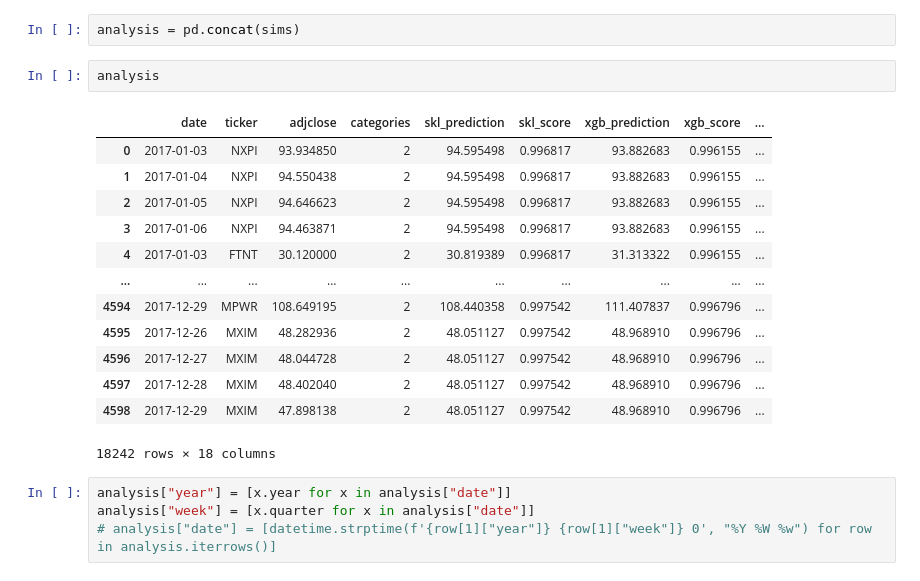
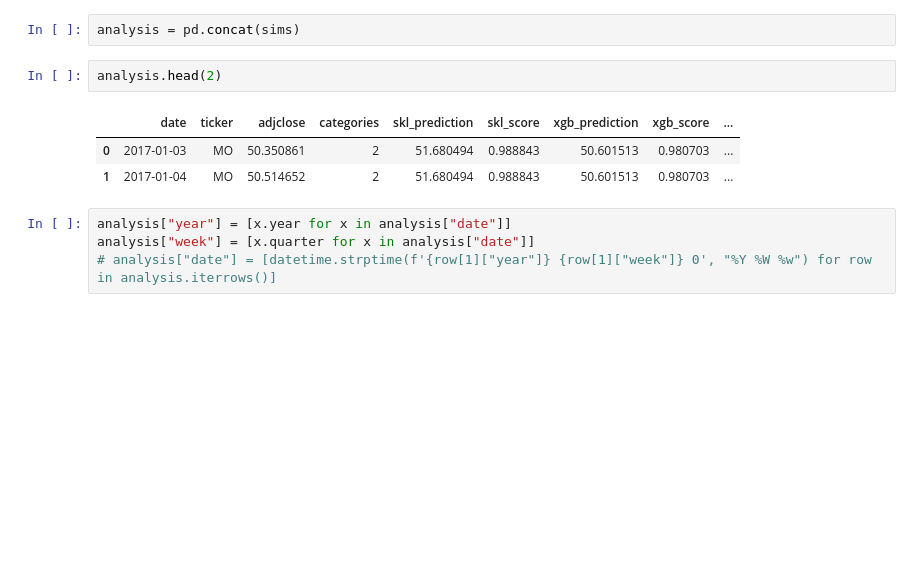
Before and after one commit to chung-ejy/longshot, a Jupyter notebook: competition_testing.ipynb, the cells around one changed output. Cells and saved outputs as stored; diff of their text form; blank space fills up the shorter version.

```diff
--- a/competition_testing.ipynb
+++ b/competition_testing.ipynb
@@ -207,21 +100,11 @@ models
 # %%
 analysis = pd.concat(sims)
 # %%
-analysis
+analysis.head(2)
 # %% [output]
 |  | date | ticker | adjclose | categories | skl_prediction | skl_score | xgb_prediction | xgb_score | ... |
-| 0 | 2017-01-03 | NXPI | 93.934850 | 2 | 94.595498 | 0.996817 | 93.882683 | 0.996155 | ... |
-| 1 | 2017-01-04 | NXPI | 94.550438 | 2 | 94.595498 | 0.996817 | 93.882683 | 0.996155 | ... |
-| 2 | 2017-01-05 | NXPI | 94.646623 | 2 | 94.595498 | 0.996817 | 93.882683 | 0.996155 | ... |
-| 3 | 2017-01-06 | NXPI | 94.463871 | 2 | 94.595498 | 0.996817 | 93.882683 | 0.996155 | ... |
-| 4 | 2017-01-03 | FTNT | 30.120000 | 2 | 30.819389 | 0.996817 | 31.313322 | 0.996155 | ... |
-| ... | ... | ... | ... | ... | ... | ... | ... | ... | ... |
-| 4594 | 2017-12-29 | MPWR | 108.649195 | 2 | 108.440358 | 0.997542 | 111.407837 | 0.996796 | ... |
-| 4595 | 2017-12-26 | MXIM | 48.282936 | 2 | 48.051127 | 0.997542 | 48.968910 | 0.996796 | ... |
-| 4596 | 2017-12-27 | MXIM | 48.044728 | 2 | 48.051127 | 0.997542 | 48.968910 | 0.996796 | ... |
-| 4597 | 2017-12-28 | MXIM | 48.402040 | 2 | 48.051127 | 0.997542 | 48.968910 | 0.996796 | ... |
-| 4598 | 2017-12-29 | MXIM | 47.898138 | 2 | 48.051127 | 0.997542 | 48.968910 | 0.996796 | ... |
+| 0 | 2017-01-03 | MO | 50.350861 | 2 | 51.680494 | 0.988843 | 50.601513 | 0.980703 | ... |
+| 1 | 2017-01-04 | MO | 50.514652 | 2 | 51.680494 | 0.988843 | 50.601513 | 0.980703 | ... |
-18242 rows × 18 columns
 # %%
 analysis["year"] = [x.year for x in analysis["date"]]
 analysis["week"] = [x.quarter for x in analysis["date"]]
```
Also changed, not shown: parts of 10 cells of this notebook, 14 other files.
